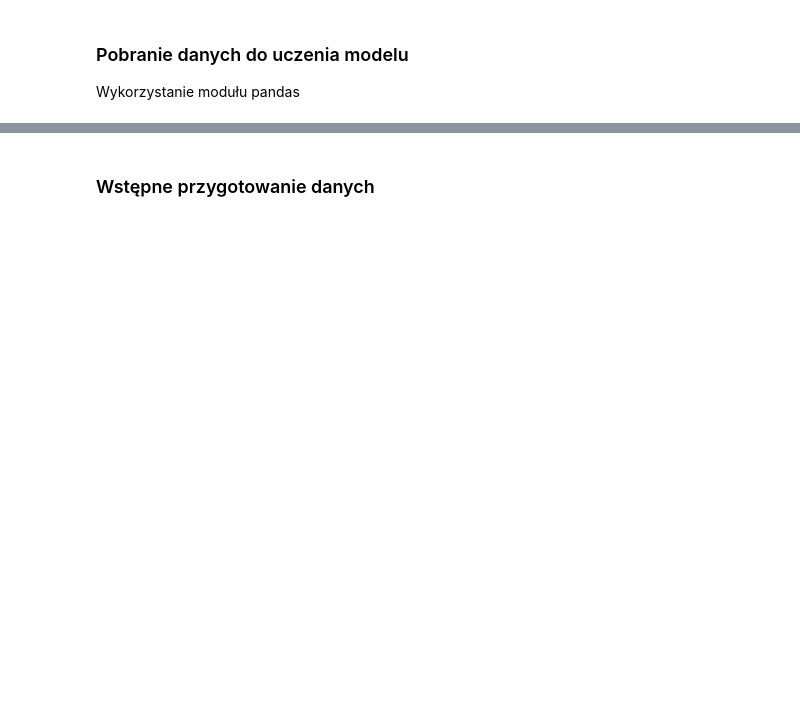
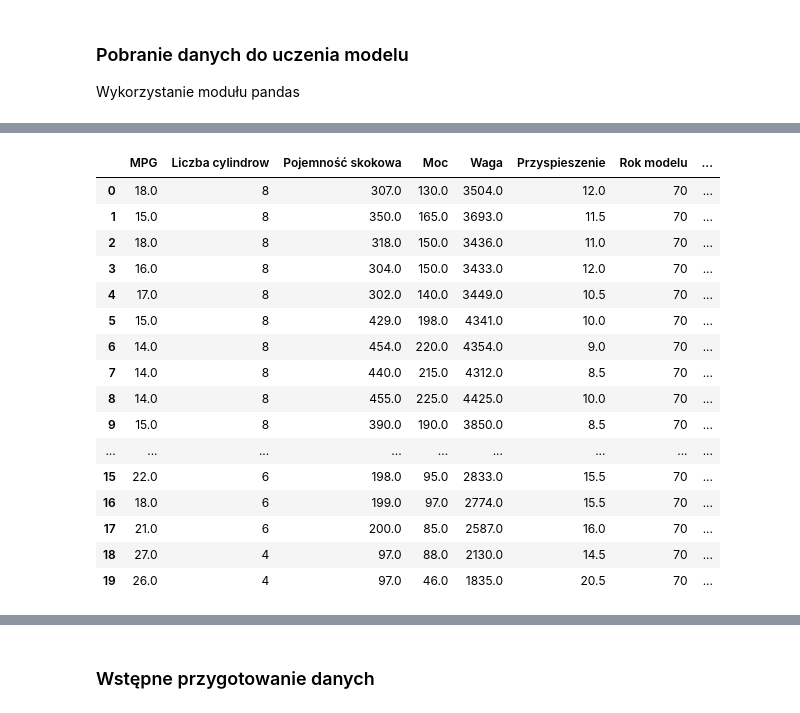
Before and after one commit to adalbertii/Modele-regresyjne, a Jupyter notebook: mpg-case-regression.ipynb, the cells around one changed output, grey strips where cells are left out. Saved outputs shown, nothing was run; the diff lists cells and outputs as text; code cells hidden in the pictures; blank space fills up the shorter version.

```diff
--- a/mpg-case-regression.ipynb
+++ b/mpg-case-regression.ipynb
@@ -48,0 +58,20 @@ dataset.tail()
+# %%
+dataset.head(20)
+# %% [output]
+|  | MPG | Liczba cylindrow | Pojemność skokowa | Moc | Waga | Przyspieszenie | Rok modelu | ... |
+| 0 | 18.0 | 8 | 307.0 | 130.0 | 3504.0 | 12.0 | 70 | ... |
+| 1 | 15.0 | 8 | 350.0 | 165.0 | 3693.0 | 11.5 | 70 | ... |
+| 2 | 18.0 | 8 | 318.0 | 150.0 | 3436.0 | 11.0 | 70 | ... |
+| 3 | 16.0 | 8 | 304.0 | 150.0 | 3433.0 | 12.0 | 70 | ... |
+| 4 | 17.0 | 8 | 302.0 | 140.0 | 3449.0 | 10.5 | 70 | ... |
+| 5 | 15.0 | 8 | 429.0 | 198.0 | 4341.0 | 10.0 | 70 | ... |
+| 6 | 14.0 | 8 | 454.0 | 220.0 | 4354.0 | 9.0 | 70 | ... |
+| 7 | 14.0 | 8 | 440.0 | 215.0 | 4312.0 | 8.5 | 70 | ... |
+| 8 | 14.0 | 8 | 455.0 | 225.0 | 4425.0 | 10.0 | 70 | ... |
+| 9 | 15.0 | 8 | 390.0 | 190.0 | 3850.0 | 8.5 | 70 | ... |
+| ... | ... | ... | ... | ... | ... | ... | ... | ... |
+| 15 | 22.0 | 6 | 198.0 | 95.0 | 2833.0 | 15.5 | 70 | ... |
+| 16 | 18.0 | 6 | 199.0 | 97.0 | 2774.0 | 15.5 | 70 | ... |
+| 17 | 21.0 | 6 | 200.0 | 85.0 | 2587.0 | 16.0 | 70 | ... |
+| 18 | 27.0 | 4 | 97.0 | 88.0 | 2130.0 | 14.5 | 70 | ... |
+| 19 | 26.0 | 4 | 97.0 | 46.0 | 1835.0 | 20.5 | 70 | ... |
```
Also changed, not shown: parts of 14 cells of this notebook.
